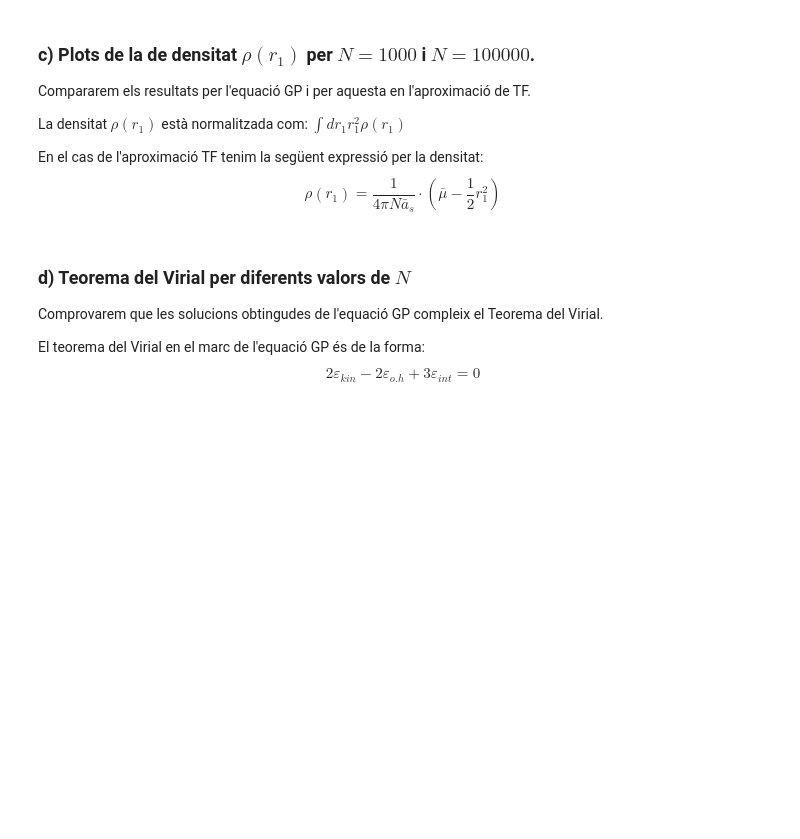
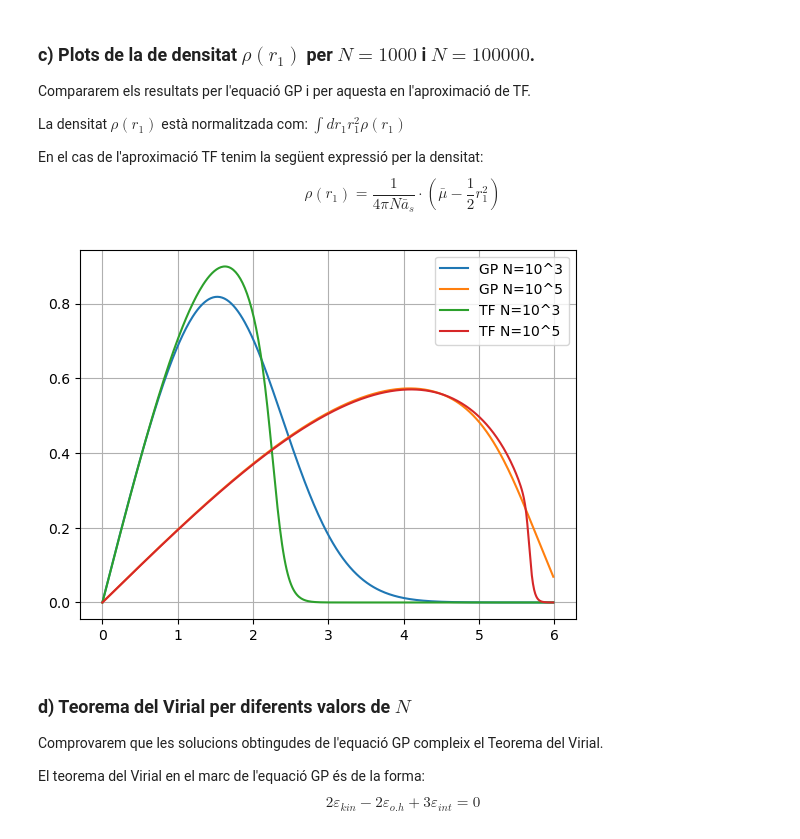
Before and after one commit to AdriRed/entrega-mqn, a Jupyter notebook: entrega_22abril.ipynb, the cells around one changed output. Drawn from its saved outputs; the diff is of its cells as text; code cells hidden in the pictures; blank space fills up the shorter version.

Commit message:
plotting density

```diff
--- a/entrega_22abril.ipynb
+++ b/entrega_22abril.ipynb
@@ -277,6 +277,32 @@ En el cas de l'aproximació TF tenim la següent expressió per la densitat:
 $$
 \rho(r_1) = \frac{1}{4 \pi N \bar{a}_s} \cdot \left( \bar{\mu} - \frac{1}{2}r_1^2 \right)
 $$
+# %%
+import matplotlib.pyplot as plt
+fig, ax = plt.subplots()
+
+scattering_length, width,   step, atom_numbers, time_step, alpha, iterations = \
+            0.00433,   400,  0.015,    particles,    0.0001,   0.8,      40000
+
+for exponent in [3, 5]:
+    atom_numbers = int(10**exponent)
+    alpha2, cvar, interaction, density_param, rs, r2s, psi = \
+        initial_values(scattering_length, width, step, atom_numbers, alpha)
+    final, local_mu = compute_wavelength(rs, r2s, psi, iterations,step, interaction,time_step, label="N = 10^{0:02d}".format(exponent))
+    ax.plot(rs, final, label=f"GP N=10^{exponent}")
+
+for exponent in [3, 5]:
+    atom_numbers = int(10**exponent)
+    alpha2, cvar, interaction, density_param, rs, r2s, psi = \
+        initial_values(scattering_length, width, step, atom_numbers, alpha)
+    final, local_mu = compute_wavelength_TF(rs, r2s, psi, iterations,step, interaction,time_step, label="N = 10^{0:02d}".format(exponent))
+    ax.plot(rs, final, label=f"TF N=10^{exponent}")
+
+ax.grid()
+ax.legend()
+fig.show()
+# %% [output]
+[figure, added]
 # %% [markdown]
 ### d) Teorema del Virial per diferents valors de $N$
 
```
